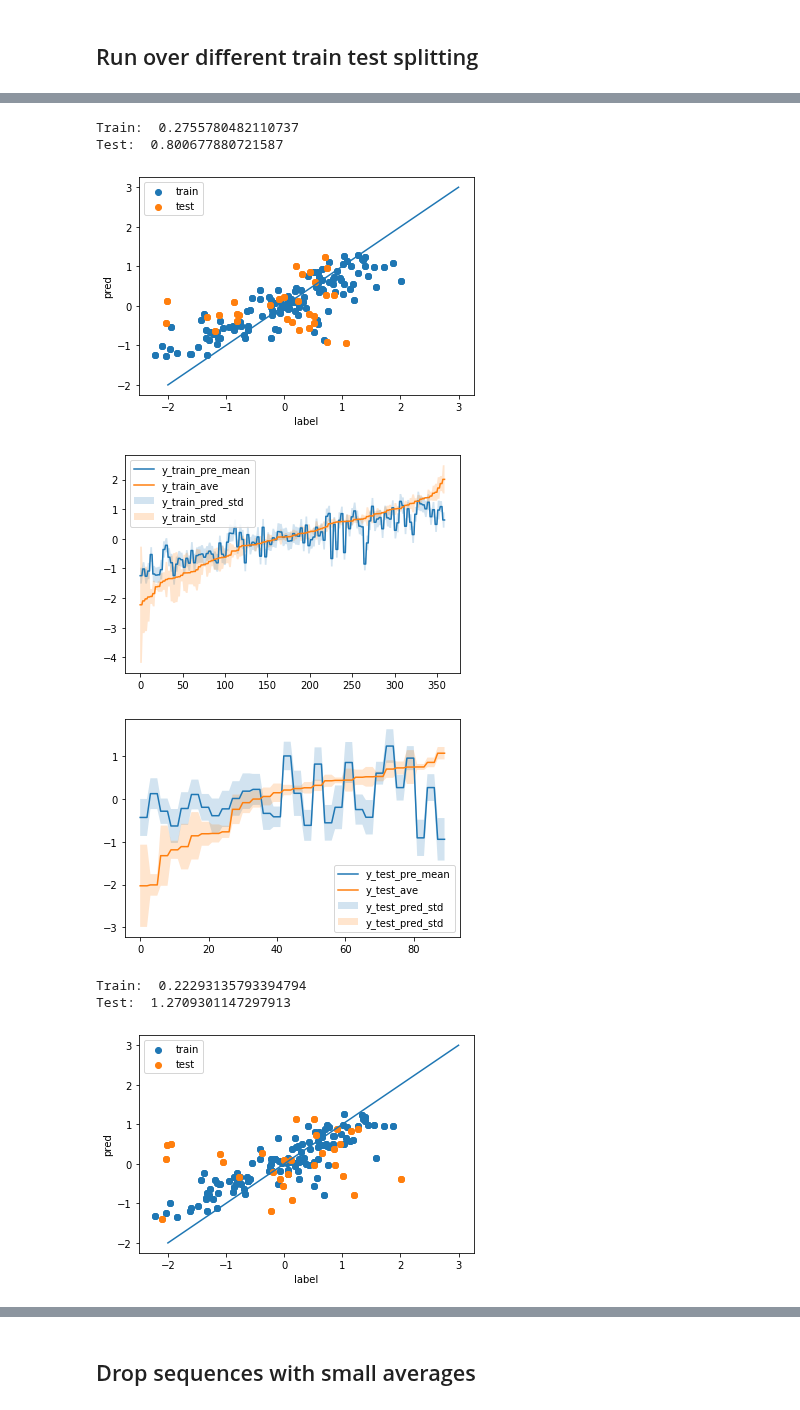
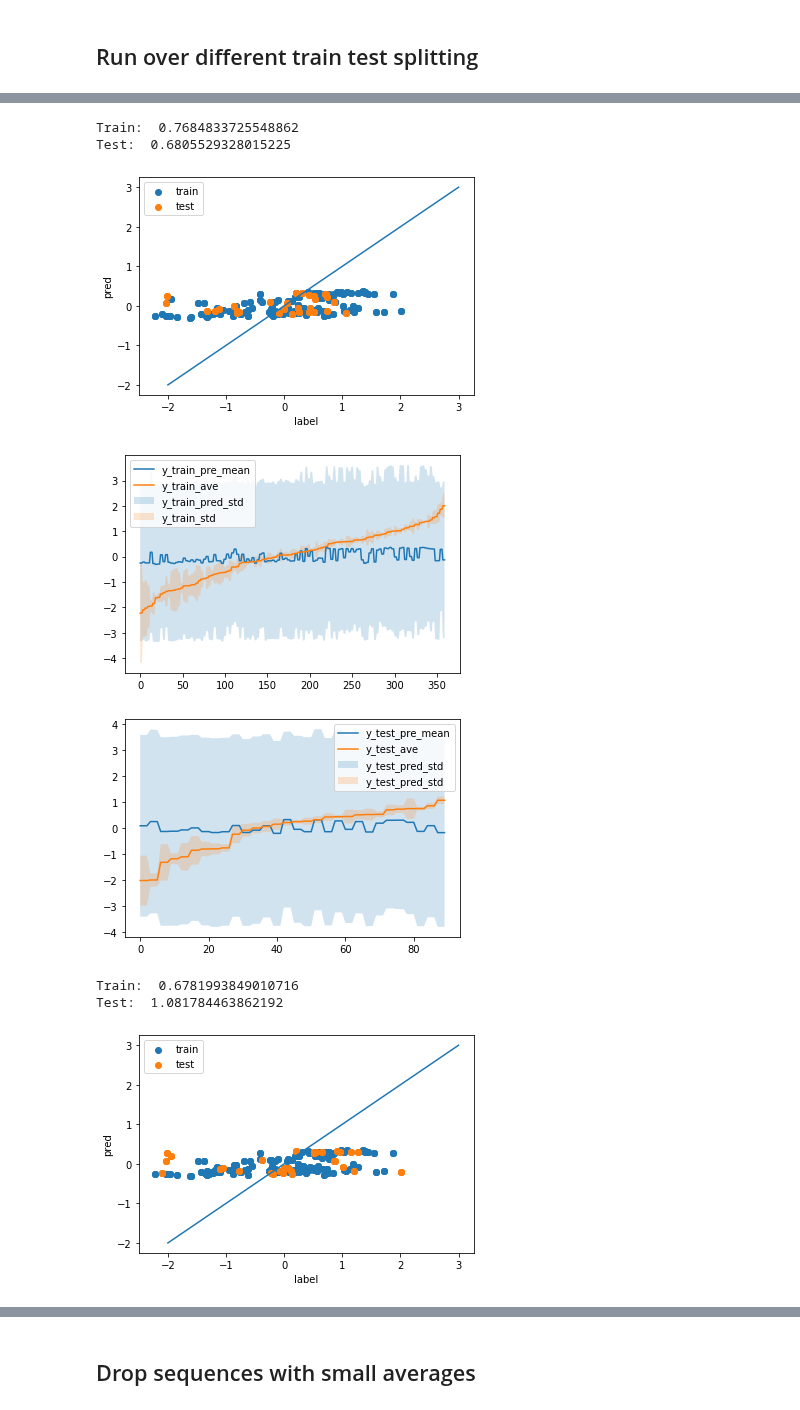
Before and after one commit to mholowko/Solaris, a Jupyter notebook: notebooks/result_analysis/Fix_regression_to_mean.ipynb, the cells around one changed output, grey strips where cells are left out. Cells and saved outputs as stored; diff of their text form; code cells hidden in the pictures.

```diff
--- a/notebooks/result_analysis/Fix_regression_to_mean.ipynb
+++ b/notebooks/result_analysis/Fix_regression_to_mean.ipynb
@@ -77,9 +77,9 @@ embedding = 'label'
 eva_on_ave_flag = True # true label is the sample mean instead of individual samples, since the prediction is the posterior mean
 eva_metric = mean_squared_error # mean square error returns a more stable optimal hyparameter choice than r2 score
 
-kernel = 'Mixed_Spectrum_Kernel'
+kernel = 'WD_Kernel'
 alpha = 0.5
-l = [5]
+l = [6]
 b = 0.33
 
 weight_flag = False
@@ -151,7 +151,7 @@ plt.hist(df['AVERAGE'])
 ## Run over different train test splitting
 # %%
 for i in range(5):
-    regression(df_norm, random_state=i, test_size=test_size, kernel_name=kernel,alpha=alpha, embedding='label',
+    regression(df_norm, random_state=i, test_size=test_size, kernel_name=kernel,alpha=1000, embedding='label',
                    eva_metric=eva_metric, eva_on_ave_flag=True, l_list=l, b=b,
                    weight_flag=False, padding_flag=False, gap_flag=False, plot_format = plot_format)
 # %% [output]
@@ -163,8 +163,8 @@ Test:  0.6230916268965788
-Train:  0.2755780482110737
-Test:  0.800677880721587
+Train:  0.7684833725548862
+Test:  0.6805529328015225
-[figure, old version]
+[figure, new version]
-[figure, old version]
+[figure, new version]
-[figure, old version]
+[figure, new version]
-Train:  0.22293135793394794
-Test:  1.2709301147297913
+Train:  0.6781993849010716
+Test:  1.081784463862192
-[figure, old version]
+[figure, new version]
```
Also changed, not shown: parts of 5 cells of this notebook, 1 other file.
